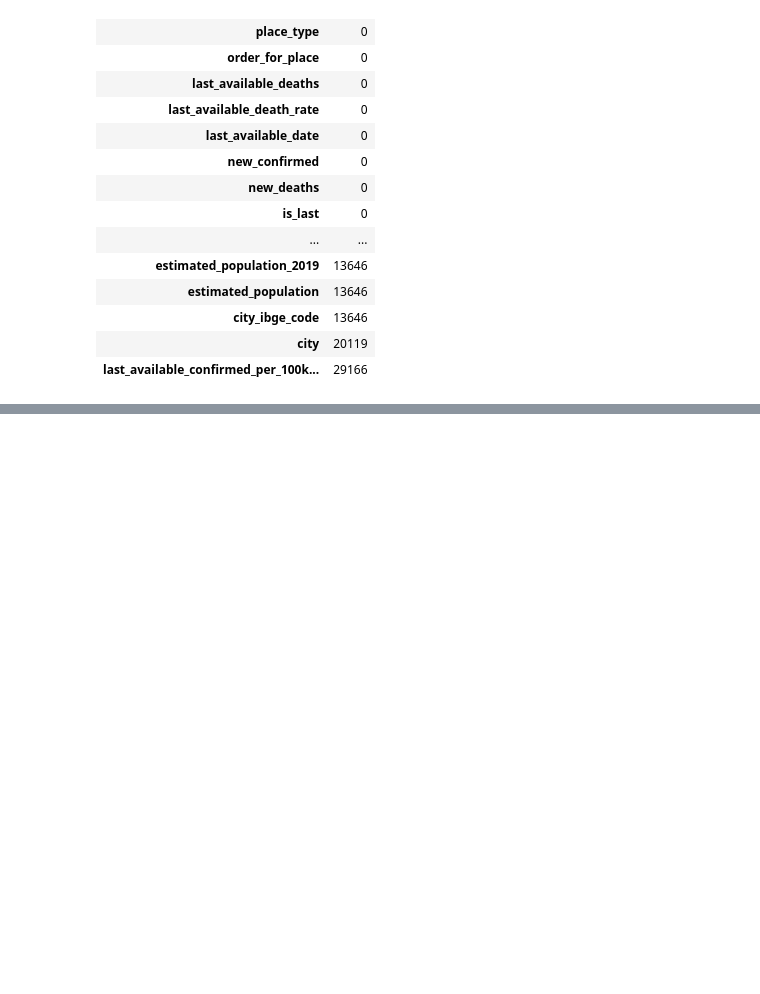
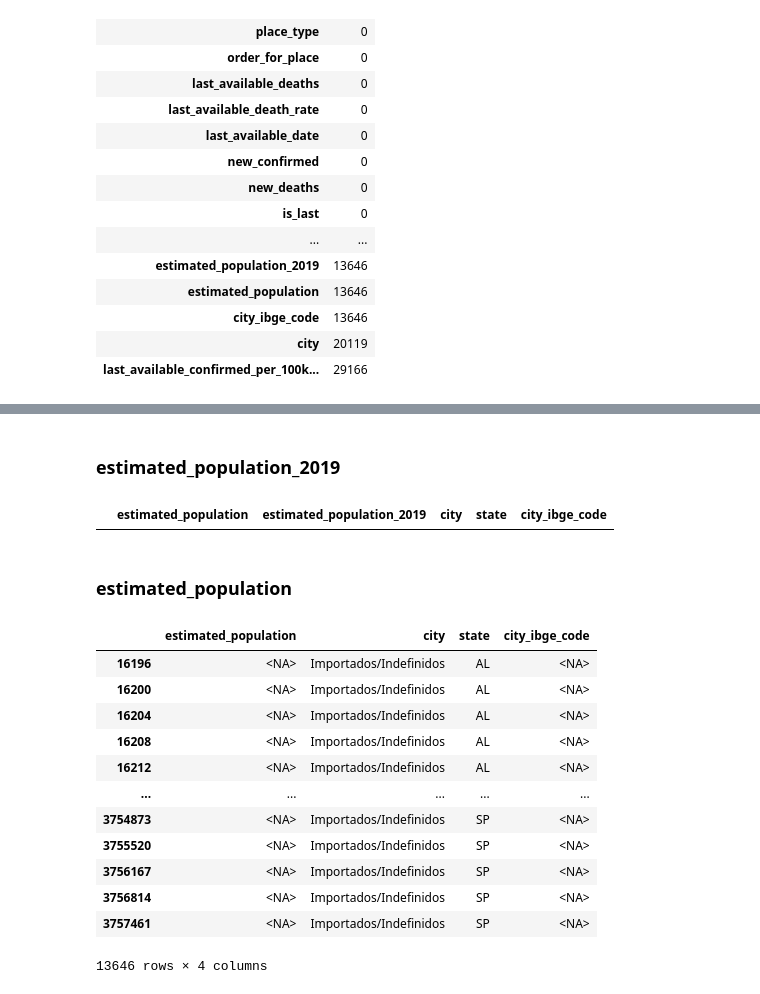
Before and after one commit to isrreal/COVID-19-Forecasting-System, a Jupyter notebook: notebooks/data_exploration.ipynb, the cells around one changed output, grey strips where cells are left out. Saved outputs shown, nothing was run; the diff lists cells and outputs as text; code cells hidden in the pictures; blank space fills up the shorter version.

```diff
--- a/notebooks/data_exploration.ipynb
+++ b/notebooks/data_exploration.ipynb
@@ -386,0 +441,38 @@ display(Markdown(f"**memory before:** {memory_before:.4f} MB"))
+# %% [markdown]
+### estimated_population_2019
+# %%
+missing_estimated_population_2019_mask = (dataset["estimated_population_2019"].isna() | dataset["estimated_population_2019"] == "<NA>")
+
+estimated_population = dataset.loc[
+    missing_estimated_population_2019_mask,
+    ["estimated_population", "estimated_population_2019", "city", "state", "city_ibge_code"]
+]
+
+estimated_population
+# %% [output]
+|  | estimated_population | estimated_population_2019 | city | state | city_ibge_code |
+# %% [markdown]
+### estimated_population
+# %%
+missing_estimated_population_mask = (dataset["estimated_population"].isna())
+
+missing_estimated_population_lines = dataset.loc[
+    missing_estimated_population_mask,
+    ["estimated_population", "city", "state", "city_ibge_code"]
+]
+
+missing_estimated_population_lines
+# %% [output]
+|  | estimated_population | city | state | city_ibge_code |
+| 16196 | <NA> | Importados/Indefinidos | AL | <NA> |
+| 16200 | <NA> | Importados/Indefinidos | AL | <NA> |
+| 16204 | <NA> | Importados/Indefinidos | AL | <NA> |
+| 16208 | <NA> | Importados/Indefinidos | AL | <NA> |
+| 16212 | <NA> | Importados/Indefinidos | AL | <NA> |
+| ... | ... | ... | ... | ... |
+| 3754873 | <NA> | Importados/Indefinidos | SP | <NA> |
+| 3755520 | <NA> | Importados/Indefinidos | SP | <NA> |
+| 3756167 | <NA> | Importados/Indefinidos | SP | <NA> |
+| 3756814 | <NA> | Importados/Indefinidos | SP | <NA> |
+| 3757461 | <NA> | Importados/Indefinidos | SP | <NA> |
+13646 rows × 4 columns
```
Also changed, not shown: parts of 29 cells of this notebook.
